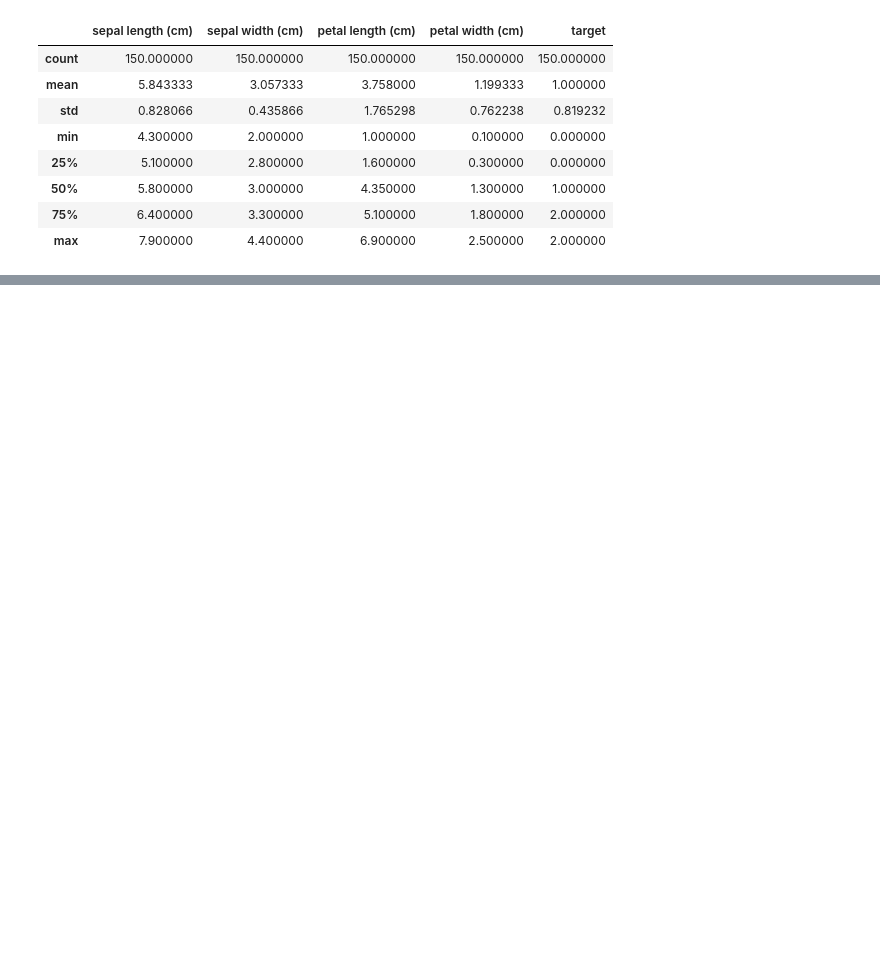
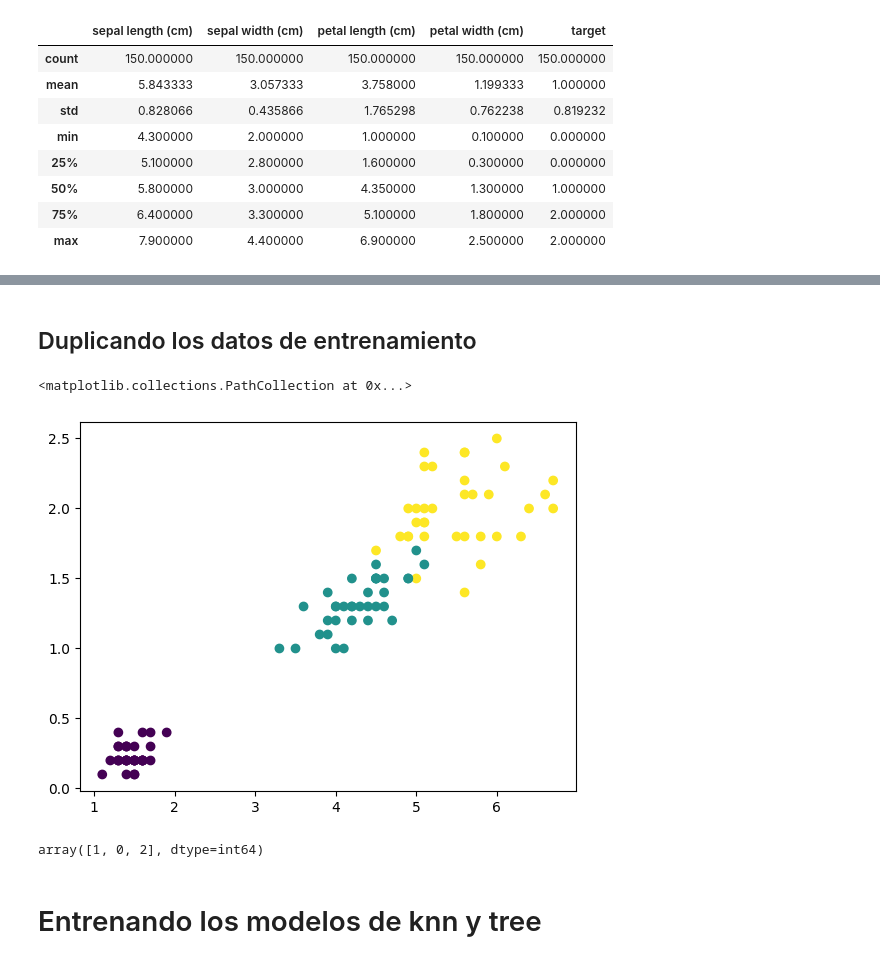
Before and after one commit to FguerraCarrazana/Pr-ctica-laboral-ML, a Jupyter notebook: iris.ipynb, the cells around one changed output, grey strips where cells are left out. Drawn from its saved outputs; the diff is of its cells as text; code cells hidden in the pictures; blank space fills up the shorter version.

```diff
--- a/iris.ipynb
+++ b/iris.ipynb
@@ -22,7 +57,7 @@ pd.plotting.scatter_matrix(iris[["sepal length (cm)", "sepal width (cm)", "petal
 # %%
 df = iris.drop(["sepal length (cm)", "sepal width (cm)","target_name"],axis=1)
 from sklearn.model_selection import StratifiedShuffleSplit
-split = StratifiedShuffleSplit(n_splits=1, test_size=0.2, random_state=37)
+split = StratifiedShuffleSplit(n_splits=1, test_size=0.3, random_state=37)
 for train_index, test_index in split.split(df, df["target"]):
  strat_train_set = df.loc[train_index]
  strat_test_set = df.loc[test_index]
@@ -30,3 +65,5 @@ train_copy = strat_train_set.copy()
 test_set = strat_test_set
 X_train = train_copy[["petal length (cm)", "petal width (cm)"]]
 Y_train = train_copy['target']
+X_test = test_set[["petal length (cm)", "petal width (cm)"]]
+Y_test = test_set['target']
@@ -51,2 +70,21 @@ X_train_1
+# %% [markdown]
+## Duplicando los datos de entrenamiento
+# %%
+import matplotlib.pyplot as plt
+from imblearn.over_sampling import SMOTE
+smote = SMOTE(sampling_strategy = 'auto',random_state = 42)
+X_resample, Y_resample = smote.fit_resample(X_train, Y_train)
+plt.scatter(X_resample['petal length (cm)'],X_resample['petal width (cm)'],c=Y_resample)
+# %% [output]
+<matplotlib.collections.PathCollection at 0x...>
+[figure, added]
+# %%
+X_train = pd.concat([X_train,X_resample],ignore_index=True)
+Y_train = pd.concat([Y_train,Y_resample],ignore_index=True)
+Y_train.unique()
+# %% [output]
+array([1, 0, 2], dtype=int64)
+# %% [markdown]
+# Entrenando los modelos de knn y tree
 # %%
 from sklearn.neighbors import KNeighborsClassifier
```
Also changed, not shown: parts of 16 cells of this notebook.
